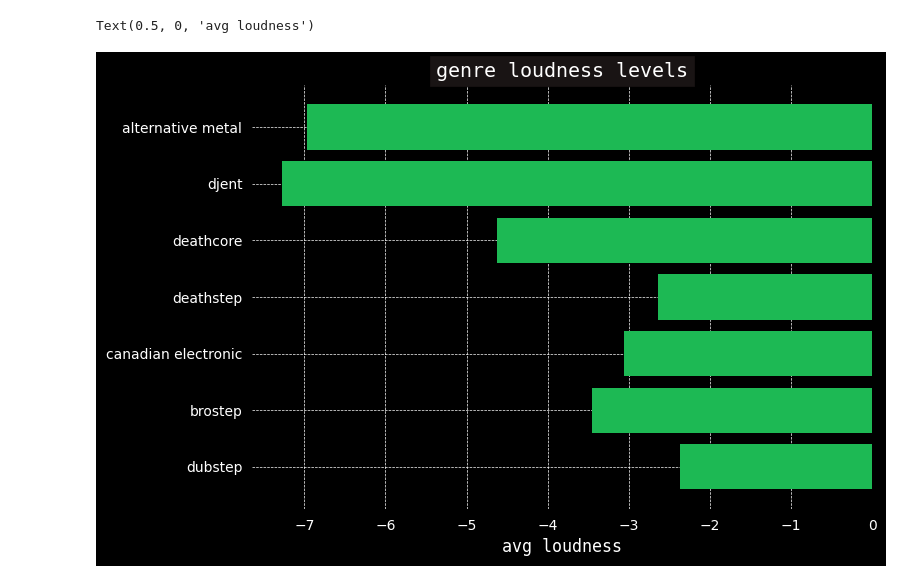
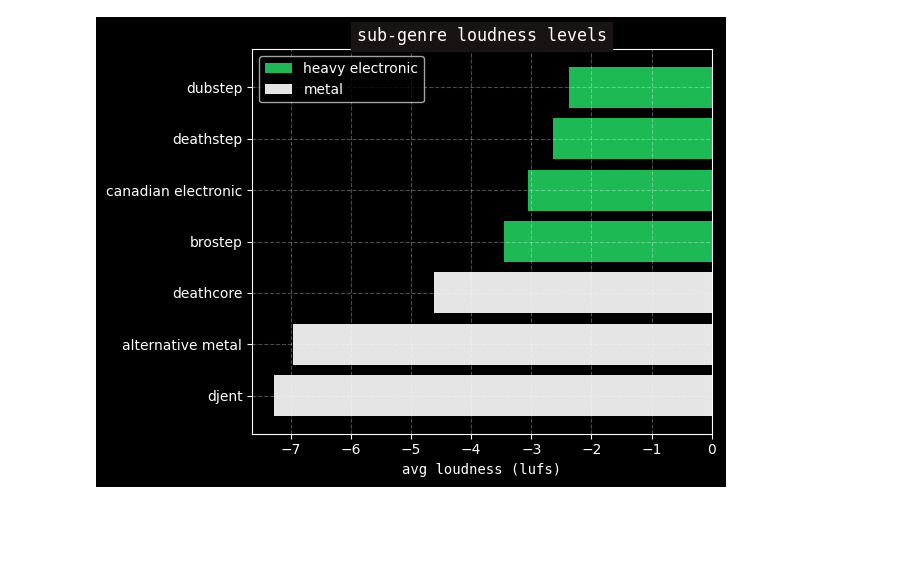
Before and after one commit to nick-esqueda/vanguard_de_project, a Jupyter notebook: visualizations.ipynb, the cells around one changed output. Saved outputs shown, nothing was run; the diff lists cells and outputs as text; code cells hidden in the pictures; blank space fills up the shorter version.

```diff
--- a/visualizations.ipynb
+++ b/visualizations.ipynb
@@ -45,11 +69,21 @@ fig.tight_layout()
 # %%
 db.execute("SELECT * FROM V_genre_features")
 df = pd.DataFrame(db.result())
 df.columns = ["genre", "danceability", "energy", "instrumentalness", "liveness", "loudness", "speechiness", "tempo", "valence"]
+df.sort_values("loudness", ascending=True, inplace=True)
 
-plt.barh(df["genre"], df["loudness"], color="#1DB954")
-plt.title("genre loudness levels", fontname="monospace", backgroundcolor="#191414", color="#FFFFFF")
-plt.xlabel("avg loudness", fontname="monospace")
+metal_filter = df["genre"].isin(["djent", "alternative metal", "deathcore"])
+elec_filter = df["genre"].isin(["dubstep", "brostep", "canadian electronic", "deathstep"])
+
+plt.barh(df["genre"][metal_filter], df["loudness"][metal_filter], color="#FFFFFF", label="metal", alpha=.9)
+plt.barh(df["genre"][elec_filter], df["loudness"][elec_filter], color="#1DB954", label="heavy electronic")
+plt.title("sub-genre loudness levels", fontname="monospace", backgroundcolor="#191414", color="#FFFFFF")
+plt.xlabel("avg loudness (lufs)", fontname="monospace")
+
+plt.grid(color="#FFFFFF", linestyle="--", alpha=.3)
+plt.legend()
+handles, labels = plt.gca().get_legend_handles_labels()
+plt.legend([handles[idx] for idx in (1, 0)],[labels[idx] for idx in (1, 0)])
+plt.tight_layout()
 # %% [output]
-Text(0.5, 0, 'avg loudness')
-[figure, old version]
+[figure, new version]
```
Also changed, not shown: parts of 4 cells of this notebook.
